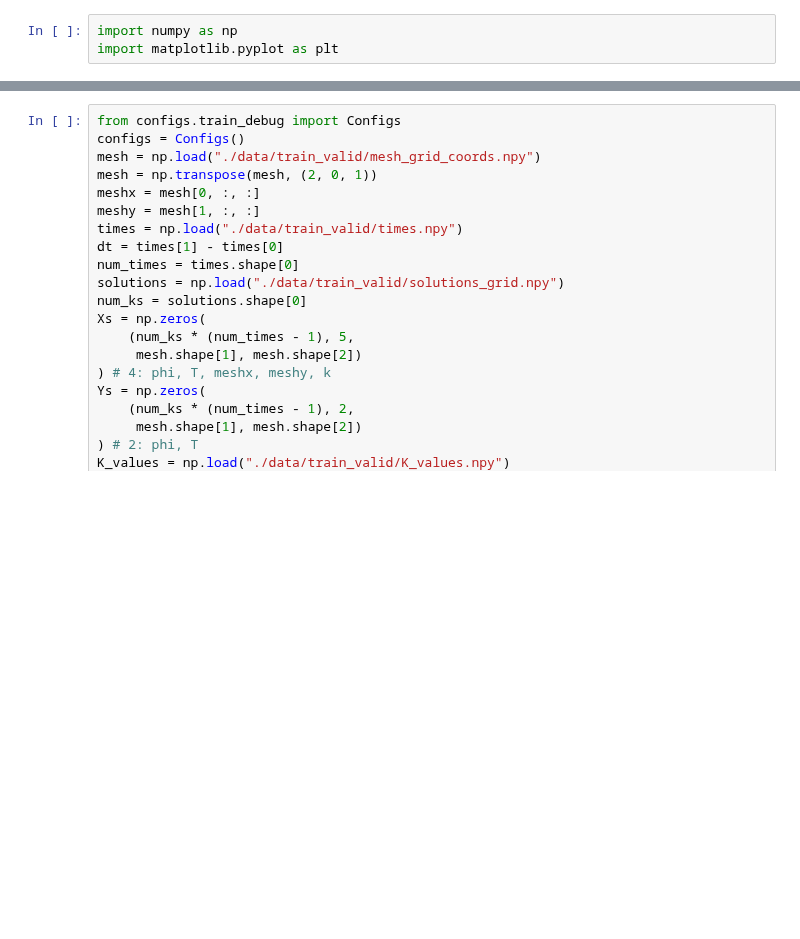
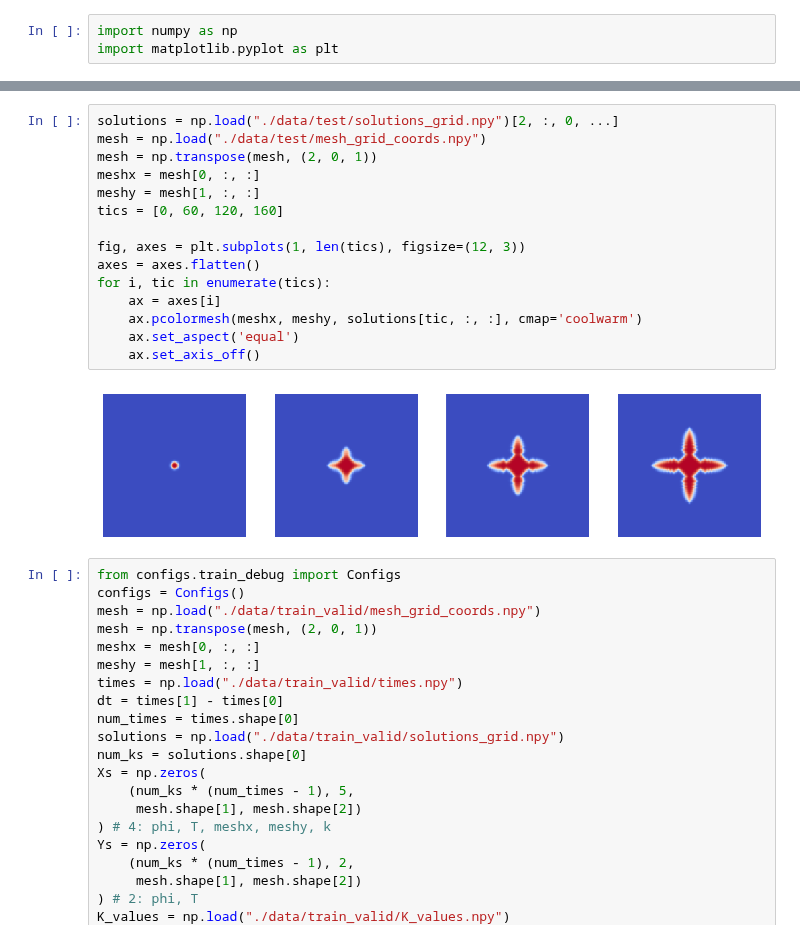
Before and after one commit to NanxiiChen/PF-PINO, a Jupyter notebook: solidification/make_dataset.ipynb, the cells around one changed output, grey strips where cells are left out. Cells and saved outputs as stored; diff of their text form; blank space fills up the shorter version.

```diff
--- a/solidification/make_dataset.ipynb
+++ b/solidification/make_dataset.ipynb
@@ -21,3 +21,20 @@ for i, tic in enumerate(tics):
+# %%
+solutions = np.load("./data/test/solutions_grid.npy")[2, :, 0, ...]
+mesh = np.load("./data/test/mesh_grid_coords.npy")
+mesh = np.transpose(mesh, (2, 0, 1))
+meshx = mesh[0, :, :]
+meshy = mesh[1, :, :]
+tics = [0, 60, 120, 160]
+
+fig, axes = plt.subplots(1, len(tics), figsize=(12, 3))
+axes = axes.flatten()
+for i, tic in enumerate(tics):
+    ax = axes[i]
+    ax.pcolormesh(meshx, meshy, solutions[tic, :, :], cmap='coolwarm')
+    ax.set_aspect('equal')
+    ax.set_axis_off()
+# %% [output]
+[figure, added]
 # %%
 from configs.train_debug import Configs
 configs = Configs()
```
Also changed, not shown: parts of 1 cell of this notebook, 3 other files.
